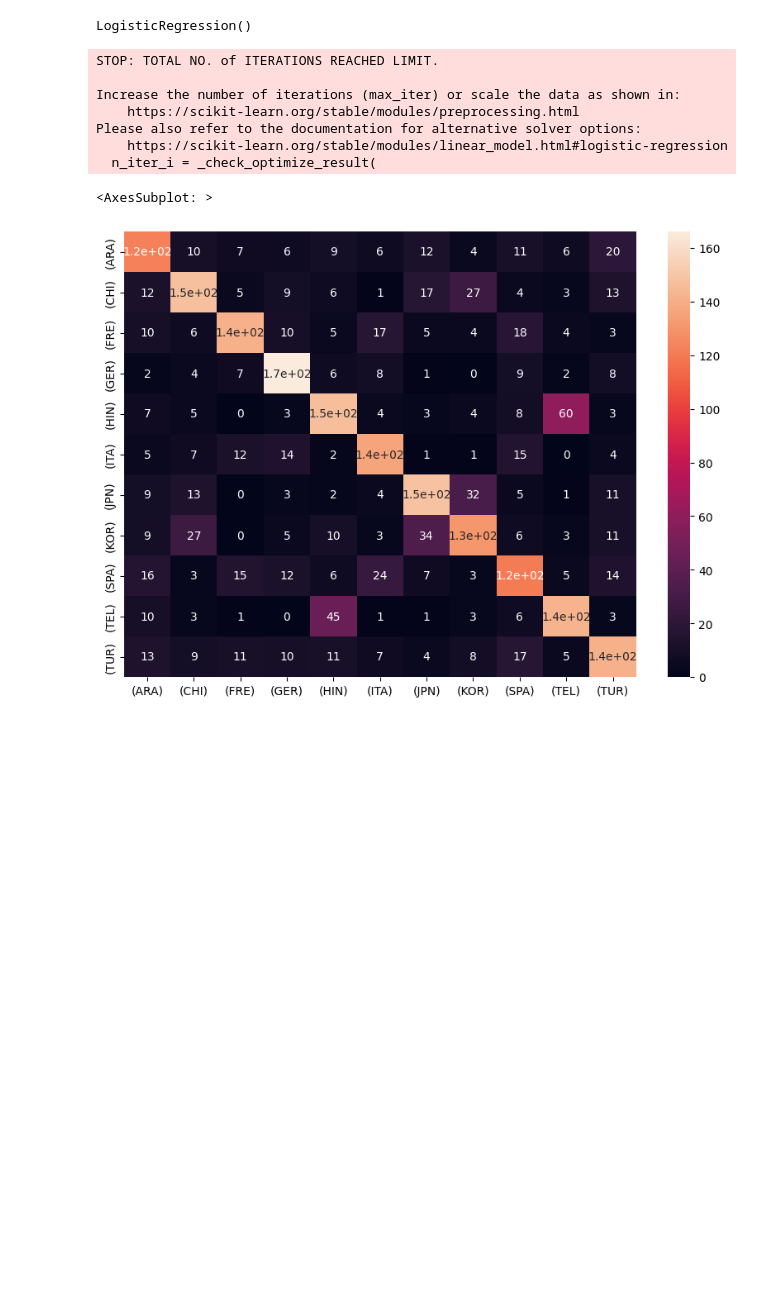
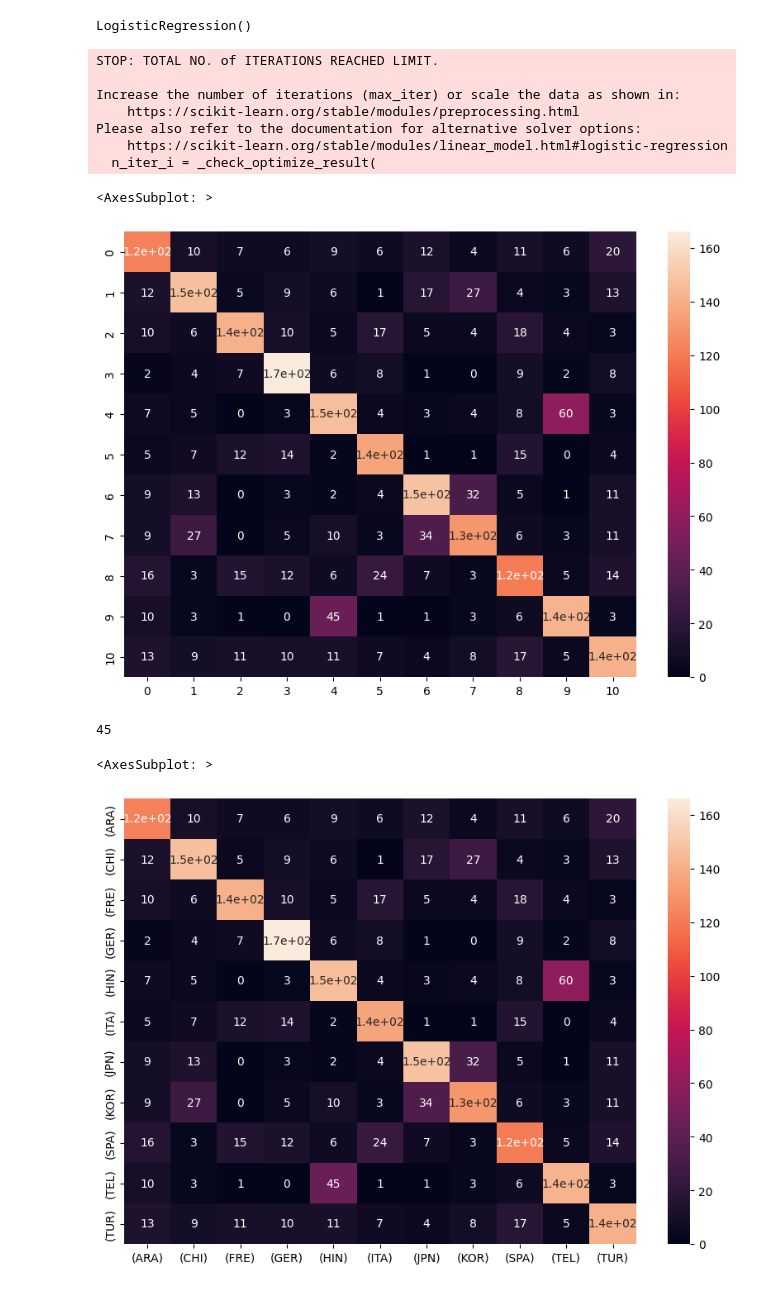
Before and after one commit to xuewenguo0330/Detect_mother_language, a Jupyter notebook: modelV1.ipynb, the cells around one changed output. Drawn from its saved outputs; the diff is of its cells as text; code cells hidden in the pictures; blank space fills up the shorter version.

```diff
--- a/modelV1.ipynb
+++ b/modelV1.ipynb
@@ -176,6 +174,24 @@ def accuracy(label,predict):
 # %%
 import matplotlib.pyplot as plt
 import seaborn as sns
+# %%
+import seaborn as sns
+from sklearn.metrics import confusion_matrix
+C2 = confusion_matrix(y_test,tfidf_test_predictions)
+df_cm = pd.DataFrame(C2)
+plt.figure(figsize = (10,7))
+sns.heatmap(df_cm, annot=True)
+# %% [output]
+<AxesSubplot: >
+[figure, added]
+# %%
+c=0
+for i in range(len(y_test)):
+    if y_test[i] == 9 and tfidf_test_predictions[i] == 4:
+        c+=1
+print(c)
+# %% [output]
+45
 # %%
 import seaborn as sns
 from sklearn.metrics import confusion_matrix
```
Also changed, not shown: parts of 2 cells of this notebook, 4 other files.
